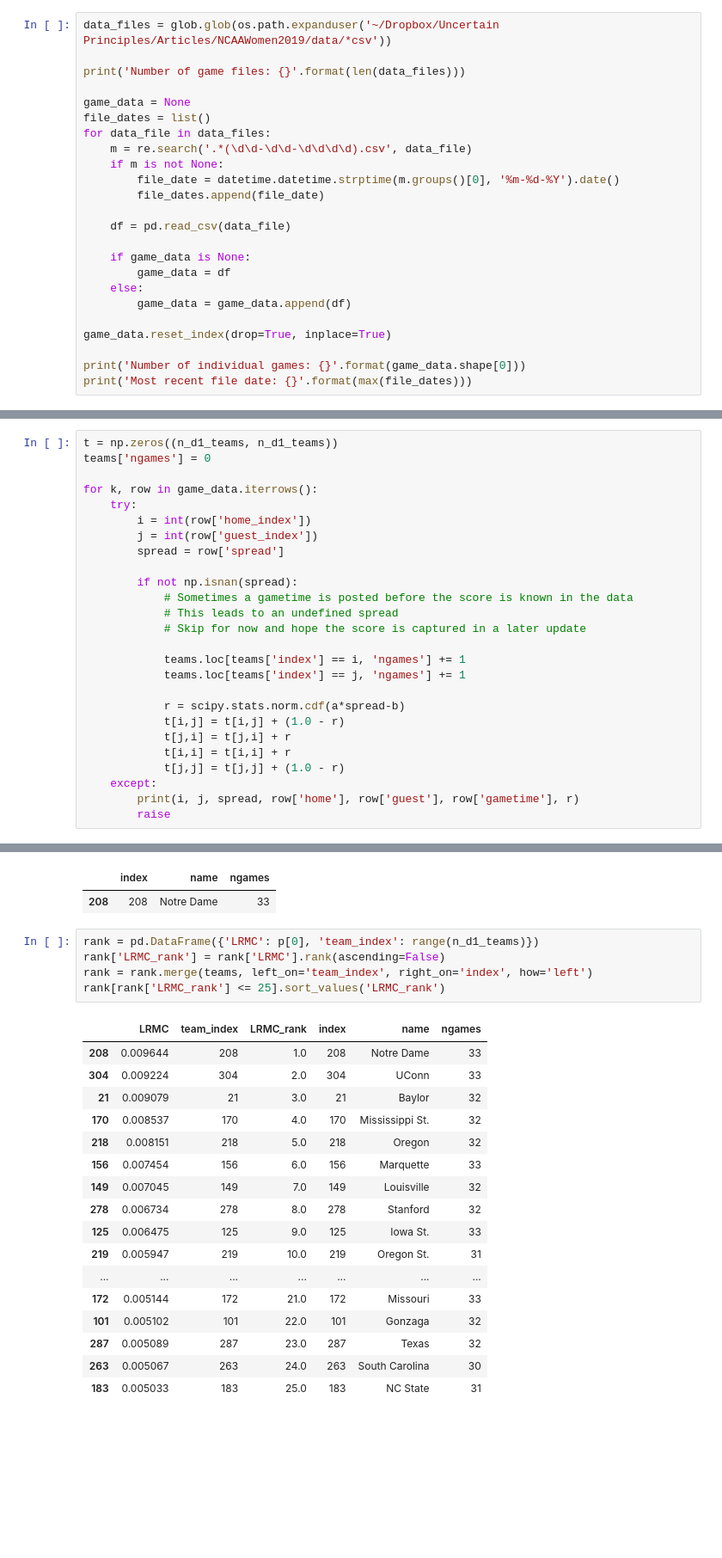
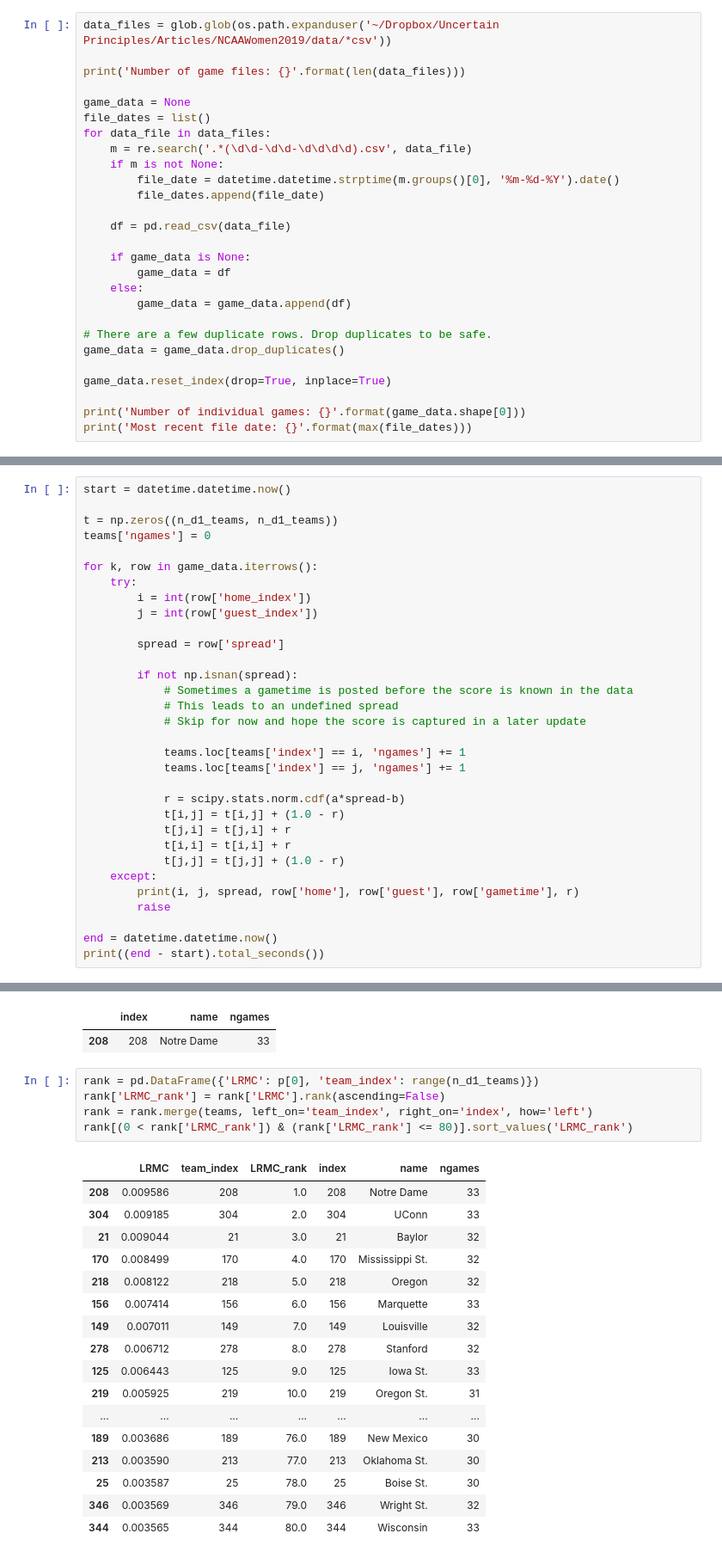
Before and after one commit to rwsharp/ncaa_wbb_2019, a Jupyter notebook: LRMC_WBB_NCAA_2019.ipynb, the cells around one changed output, grey strips where cells are left out. Shown: that part at 86% size. Drawn from its saved outputs; the diff is of its cells as text; blank space fills up the shorter version.

```diff
--- a/LRMC_WBB_NCAA_2019.ipynb
+++ b/LRMC_WBB_NCAA_2019.ipynb
@@ -28,6 +31,9 @@ for data_file in data_files:
     else:
         game_data = game_data.append(df)
 
+# There are a few duplicate rows. Drop duplicates to be safe.
+game_data = game_data.drop_duplicates()
+
 game_data.reset_index(drop=True, inplace=True)
 
 print('Number of individual games: {}'.format(game_data.shape[0]))
@@ -94,4 +189,6 @@ b = 2*(tau**2)*h/(sig*np.sqrt(((sig**2)+2*(tau**2))*((sig**2)+4*(tau**2))))
 # %%
+start = datetime.datetime.now()
+
 t = np.zeros((n_d1_teams, n_d1_teams))
 teams['ngames'] = 0
 
@@ -99,6 +196,7 @@ for k, row in game_data.iterrows():
     try:
         i = int(row['home_index'])
         j = int(row['guest_index'])
+
         spread = row['spread']
 
         if not np.isnan(spread):
@@ -117,3 +215,6 @@ for k, row in game_data.iterrows():
     except:
         print(i, j, spread, row['home'], row['guest'], row['gametime'], r)
         raise
+
+end = datetime.datetime.now()
+print((end - start).total_seconds())
@@ -153,23 +256,23 @@ teams[teams['index'] == np.argmax(p)]
 # %%
 rank = pd.DataFrame({'LRMC': p[0], 'team_index': range(n_d1_teams)})
 rank['LRMC_rank'] = rank['LRMC'].rank(ascending=False)
 rank = rank.merge(teams, left_on='team_index', right_on='index', how='left')
-rank[rank['LRMC_rank'] <= 25].sort_values('LRMC_rank')
+rank[(0 < rank['LRMC_rank']) & (rank['LRMC_rank'] <= 80)].sort_values('LRMC_rank')
 # %% [output]
 |  | LRMC | team_index | LRMC_rank | index | name | ngames |
-| 208 | 0.009644 | 208 | 1.0 | 208 | Notre Dame | 33 |
-| 304 | 0.009224 | 304 | 2.0 | 304 | UConn | 33 |
-| 21 | 0.009079 | 21 | 3.0 | 21 | Baylor | 32 |
-| 170 | 0.008537 | 170 | 4.0 | 170 | Mississippi St. | 32 |
-| 218 | 0.008151 | 218 | 5.0 | 218 | Oregon | 32 |
-| 156 | 0.007454 | 156 | 6.0 | 156 | Marquette | 33 |
-| 149 | 0.007045 | 149 | 7.0 | 149 | Louisville | 32 |
-| 278 | 0.006734 | 278 | 8.0 | 278 | Stanford | 32 |
-| 125 | 0.006475 | 125 | 9.0 | 125 | Iowa St. | 33 |
-| 219 | 0.005947 | 219 | 10.0 | 219 | Oregon St. | 31 |
+| 208 | 0.009586 | 208 | 1.0 | 208 | Notre Dame | 33 |
+| 304 | 0.009185 | 304 | 2.0 | 304 | UConn | 33 |
+| 21 | 0.009044 | 21 | 3.0 | 21 | Baylor | 32 |
+| 170 | 0.008499 | 170 | 4.0 | 170 | Mississippi St. | 32 |
+| 218 | 0.008122 | 218 | 5.0 | 218 | Oregon | 32 |
+| 156 | 0.007414 | 156 | 6.0 | 156 | Marquette | 33 |
+| 149 | 0.007011 | 149 | 7.0 | 149 | Louisville | 32 |
+| 278 | 0.006712 | 278 | 8.0 | 278 | Stanford | 32 |
+| 125 | 0.006443 | 125 | 9.0 | 125 | Iowa St. | 33 |
+| 219 | 0.005925 | 219 | 10.0 | 219 | Oregon St. | 31 |
 | ... | ... | ... | ... | ... | ... | ... |
-| 172 | 0.005144 | 172 | 21.0 | 172 | Missouri | 33 |
-| 101 | 0.005102 | 101 | 22.0 | 101 | Gonzaga | 32 |
-| 287 | 0.005089 | 287 | 23.0 | 287 | Texas | 32 |
-| 263 | 0.005067 | 263 | 24.0 | 263 | South Carolina | 30 |
-| 183 | 0.005033 | 183 | 25.0 | 183 | NC State | 31 |
+| 189 | 0.003686 | 189 | 76.0 | 189 | New Mexico | 30 |
+| 213 | 0.003590 | 213 | 77.0 | 213 | Oklahoma St. | 30 |
+| 25 | 0.003587 | 25 | 78.0 | 25 | Boise St. | 30 |
+| 346 | 0.003569 | 346 | 79.0 | 346 | Wright St. | 32 |
+| 344 | 0.003565 | 344 | 80.0 | 344 | Wisconsin | 33 |
```
Also changed, not shown: parts of 22 cells of this notebook, 4 other files.
